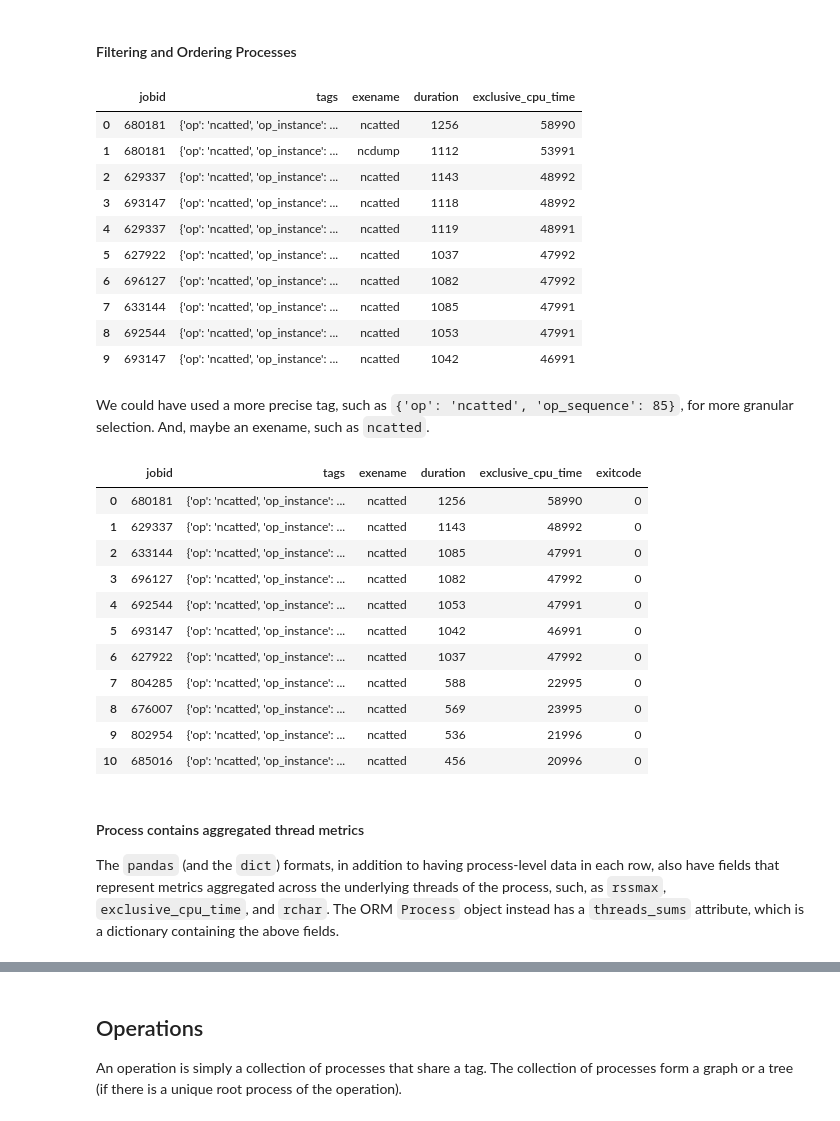
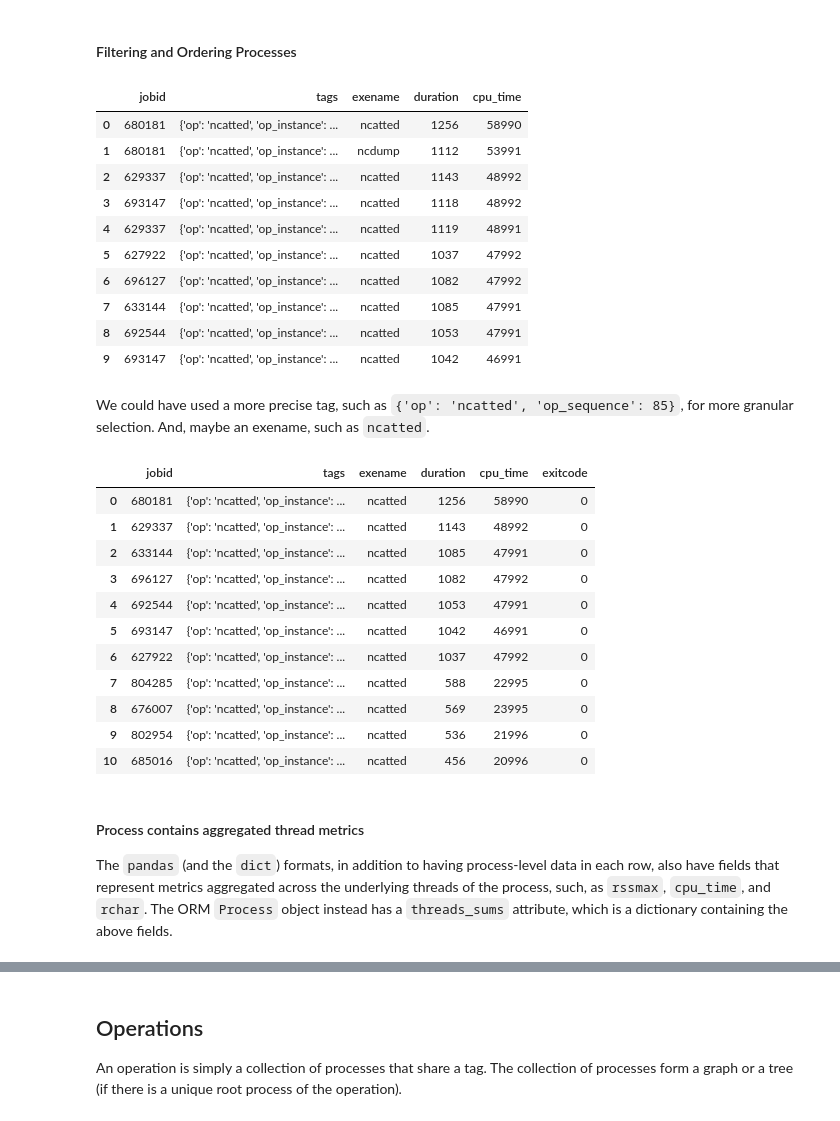
Before and after one commit to ilaflott/epmt, a Jupyter notebook: Query-API.ipynb, the cells around one changed output, grey strips where cells are left out. Drawn from its saved outputs; the diff is of its cells as text; code cells hidden in the pictures.

Commit message:
- renamed exclusive_cpu_time to cpu_time for consistency - renamed num_tids to numtids for consistency
Prior to API freeze it's important to get user-facing terms consistent.

```diff
--- a/Query-API.ipynb
+++ b/Query-API.ipynb
@@ -344,15 +344,15 @@ eq.job_proc_tags(jobs_orm)
 # %%
 # now let's say we care about a particular operation.
 # Let's find the processes in the operation, and
 # sort them by the cpu_time, and then see the top offenders
 ncatted_procs = eq.get_procs(jobs_orm, \
                              tag = {'op': 'ncatted'}, \
-                             order='desc(p.exclusive_cpu_time)', \
+                             order='desc(p.cpu_time)', \
                              limit=10, \
                              fmt='pandas')
-ncatted_procs[['jobid', 'tags', 'exename', 'duration', 'exclusive_cpu_time']]
+ncatted_procs[['jobid', 'tags', 'exename', 'duration', 'cpu_time']]
 # %% [output]
-|  | jobid | tags | exename | duration | exclusive_cpu_time |
+|  | jobid | tags | exename | duration | cpu_time |
 | 0 | 680181 | {'op': 'ncatted', 'op_instance': ... | ncatted | 1256 | 58990 |
 | 1 | 680181 | {'op': 'ncatted', 'op_instance': ... | ncdump | 1112 | 53991 |
 | 2 | 629337 | {'op': 'ncatted', 'op_instance': ... | ncatted | 1143 | 48992 |
@@ -371,9 +371,9 @@ procs = eq.get_procs(jobs_orm, tag='op:ncatted;op_sequence:85', \
                      fltr='p.exename == "ncatted"', \
                      order='desc(p.duration)', \
                      fmt='pandas')
-procs[['jobid', 'tags', 'exename', 'duration', 'exclusive_cpu_time', 'exitcode']]
+procs[['jobid', 'tags', 'exename', 'duration', 'cpu_time', 'exitcode']]
 # %% [output]
-|  | jobid | tags | exename | duration | exclusive_cpu_time | exitcode |
+|  | jobid | tags | exename | duration | cpu_time | exitcode |
 | 0 | 680181 | {'op': 'ncatted', 'op_instance': ... | ncatted | 1256 | 58990 | 0 |
 | 1 | 629337 | {'op': 'ncatted', 'op_instance': ... | ncatted | 1143 | 48992 | 0 |
 | 2 | 633144 | {'op': 'ncatted', 'op_instance': ... | ncatted | 1085 | 47991 | 0 |
@@ -389,7 +389,7 @@ procs[['jobid', 'tags', 'exename', 'duration', 'exclusive_cpu_time', 'exitcode']
 #### <a name="thread-metrics-aggregation">Process contains aggregated thread metrics</a>
 
 The `pandas` (and the `dict`) formats, in addition to having process-level data in each row, also have fields that represent metrics aggregated across the underlying threads of the process, such, as
-`rssmax`, `exclusive_cpu_time`, and `rchar`. The ORM `Process` object instead has a `threads_sums` attribute,
+`rssmax`, `cpu_time`, and `rchar`. The ORM `Process` object instead has a `threads_sums` attribute,
 which is a dictionary containing the above fields.
 # %%
 procs.columns.values
```
Also changed, not shown: parts of 13 cells of this notebook, 5 other files.
